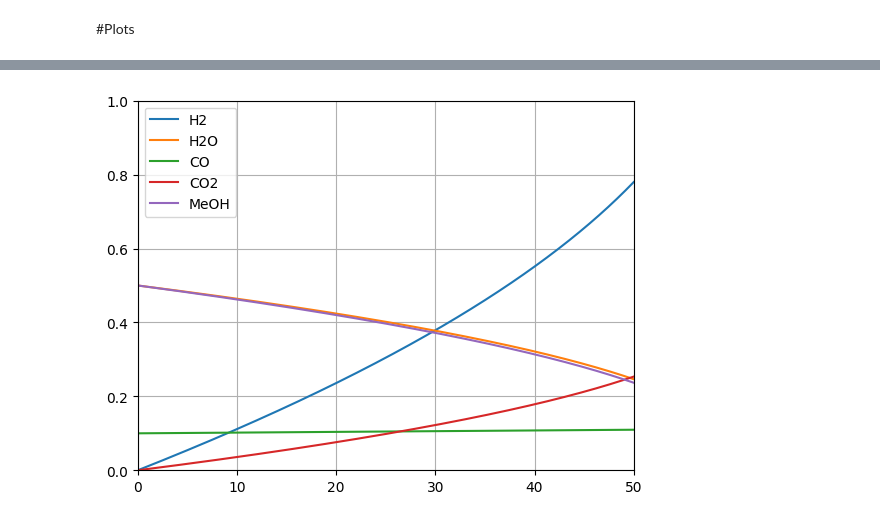
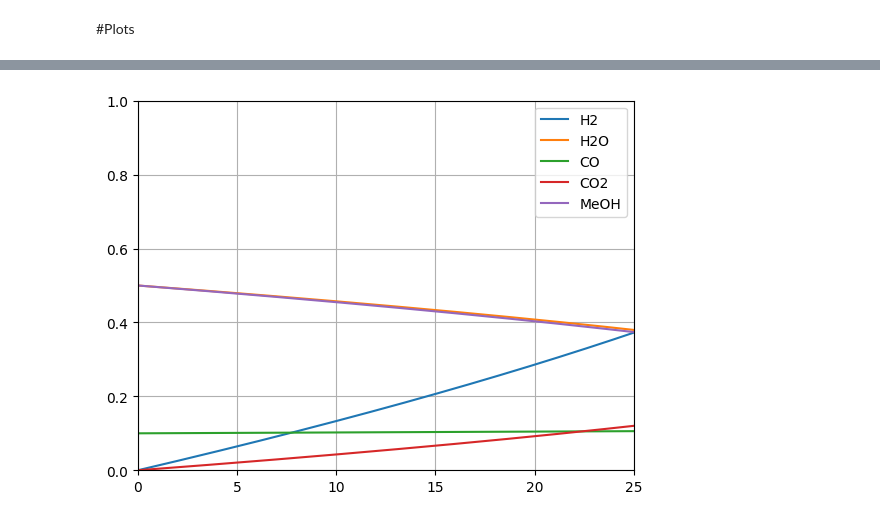
Before and after one commit to DanielGreiner/Masterarbeit, a Jupyter notebook: Isothermal_steady_state_PFR.ipynb, the cells around one changed output, grey strips where cells are left out. Drawn from its saved outputs; the diff is of its cells as text; code cells hidden in the pictures.

Commit message:
Added two part Reactor setup as plot and code blocks

```diff
--- a/Isothermal_steady_state_PFR.ipynb
+++ b/Isothermal_steady_state_PFR.ipynb
@@ -49,6 +49,15 @@ z = Vges/A
 r = np.sqrt(A/np.pi)
 
 T0 = 273
+n = 1
+
+stepssplit = int(steps/2)
+dVsplit = (Vges-V0)/stepssplit
+Vspansplit = np.arange(V0, Vges/2+dV, dV)
 
 # print(steps)
-# print(Vspan)
+print(len(Vspansplit))
+# print(stepssplit)
+print(Vspansplit)
+# print(dV)
+# print(dVsplit)
@@ -231,16 +281,28 @@ def EulFunFull (y, T):
   return ytemp
 
 def EulFunMSRMD (y, T):
-  ytemp = np.zeros([len(Vspan), len(IC)])
-  ytemp[0,:] = IC
+  ytemp = np.zeros([len(Vspansplit), len(IC)])
+  ytemp[0,:] = y
 
-  for i in range(steps):
+  for i in range(stepssplit):
     V = Vspan[i]
     y = np.transpose(ytemp[i, :])
     dy = ReakFunMSRMD(V, y, T, 0, 0)
     ytemp[i+1, :] = y + dy
 
   return ytemp
+
+def EulFunWGS (y, T):
+  ytemp = np.zeros([len(Vspansplit), len(IC)])
+  ytemp[0,:] = y
+
+  for i in range(stepssplit):
+    V = Vspan[i + stepssplit - 1]
+    y = np.transpose(ytemp[i, :])
+    dy = ReakFunWGS(V, y, T, 0)
+    ytemp[i+1, :] = y + dy
+
+  return ytemp
 # %%
 # @title Berechnung mittels ODE-Solver
 
@@ -284,18 +355,18 @@ plt.grid()
 # %%
 # @title MSR + MD plot
 
 plt.figure(2)
-plt.plot(Vspan, ConcMSRMD[:,0], label='H2')
-plt.plot(Vspan, ConcMSRMD[:,1], label='H2O')
-plt.plot(Vspan, ConcMSRMD[:,2], label='CO')
-plt.plot(Vspan, ConcMSRMD[:,3], label='CO2')
-plt.plot(Vspan, ConcMSRMD[:,4], label='MeOH')
+plt.plot(Vspansplit, ConcMSRMD[:,0], label='H2')
+plt.plot(Vspansplit, ConcMSRMD[:,1], label='H2O')
+plt.plot(Vspansplit, ConcMSRMD[:,2], label='CO')
+plt.plot(Vspansplit, ConcMSRMD[:,3], label='CO2')
+plt.plot(Vspansplit, ConcMSRMD[:,4], label='MeOH')
 
-plt.axis((0, 50, 0, 1))
+plt.axis((0, 25, 0, 1))
 plt.legend(loc='best')
 plt.grid()
 # %% [output]
-[figure, old version]
+[figure, new version]
 # %%
 # @title code testing block || IGNORE
 
```
Also changed, not shown: parts of 4 cells of this notebook.
